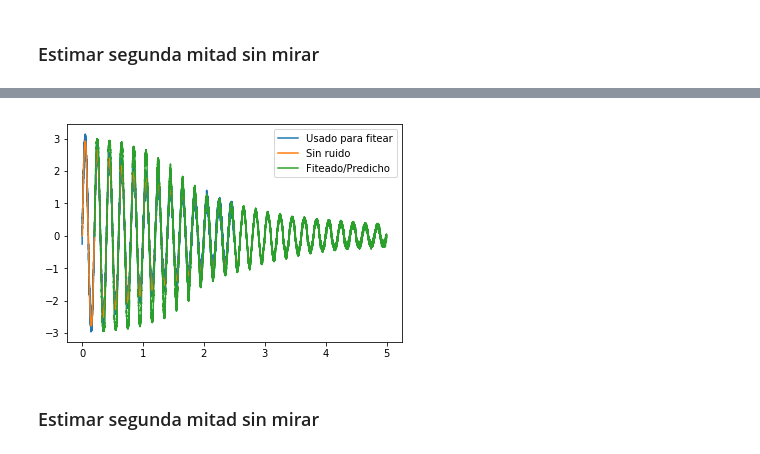
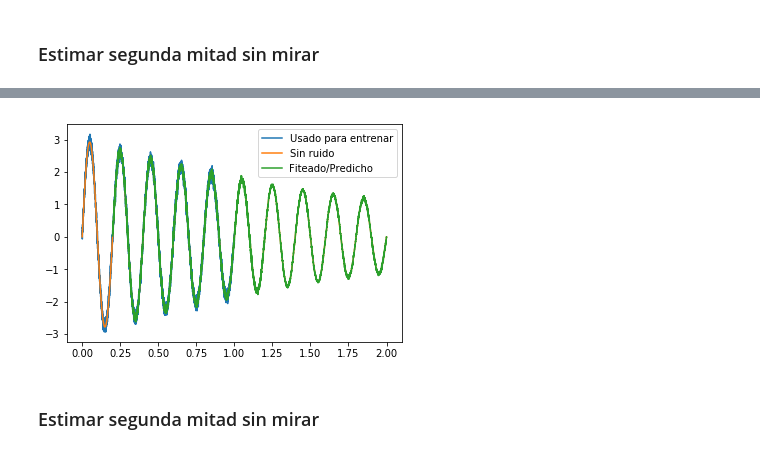
Before and after one commit to stellasm/repo_aa, a Jupyter notebook: tp2_posible_ejemplo.ipynb, the cells around one changed output, grey strips where cells are left out. Saved outputs shown, nothing was run; the diff lists cells and outputs as text; code cells hidden in the pictures.

```diff
--- a/tp2_posible_ejemplo.ipynb
+++ b/tp2_posible_ejemplo.ipynb
@@ -87,7 +88,7 @@ plt.show()
 # %% [markdown]
 ### Estimar segunda mitad sin mirar
 # %%
-cantidad_estimaciones = N//2
+cantidad_estimaciones = N - N_train
 predicciones = []
 for i in range(cantidad_estimaciones):
     if i == 0:
@@ -119,7 +120,7 @@ def funcAmortiguada(x, a, b, c):
     return a * np.sin(b*2*np.pi*x) *np.exp(-c*x)
 # %%
 n_periodo = 1000
-t_final = 5
+t_final = 2
 amp = 3.0
 freq = 5.0 # Hz
 N = int(n_periodo*t_final*freq)
@@ -127,7 +128,7 @@ t_data = np.linspace(0, t_final, N)
 
 gamma = 0.5
 y_sr = funcAmortiguada(t_data, amp, freq, gamma)
-y_data = y_sr + 0.1*np.random.normal(size = N)
+y_data = y_sr + 1.0*np.random.normal(size = N)
 # %%
 plt.figure(figsize=(7,5))
 plt.plot(t_data,y_data)
@@ -162,5 +166,5 @@ print(error)
 # %%
-k = 1000
+k = n_periodo
 x_nueva_forma = np.zeros((N - k,k))
 y_nueva_forma = np.zeros(N - k)
 # %%
@@ -177,3 +178,7 @@ y_train = y_nueva_forma[:N//2]
+# %%
+N_train = 5000
+x_train = x_nueva_forma[:N_train,:]
+y_train = y_nueva_forma[:N_train]
 # %%
 x_train.shape
 # %% [output]
@@ -189,12 +194,12 @@ y_pred.shape
 # %%
-plt.plot(t_data[0:N//2],y_data[0:N//2], label = 'Usado para fitear')
+plt.plot(t_data[0:N_train],y_data[0:N_train], label = 'Usado para entrenar')
 plt.plot(t_data, y_sr, label='Sin ruido')
 plt.plot(t_data[k:], y_pred,label='Fiteado/Predicho')
 
 plt.legend(loc='best')
 plt.show()
 # %% [output]
-[figure, old version]
+[figure, new version]
 # %% [markdown]
 ### Estimar segunda mitad sin mirar
 # %%
```
Also changed, not shown: parts of 27 cells of this notebook.
